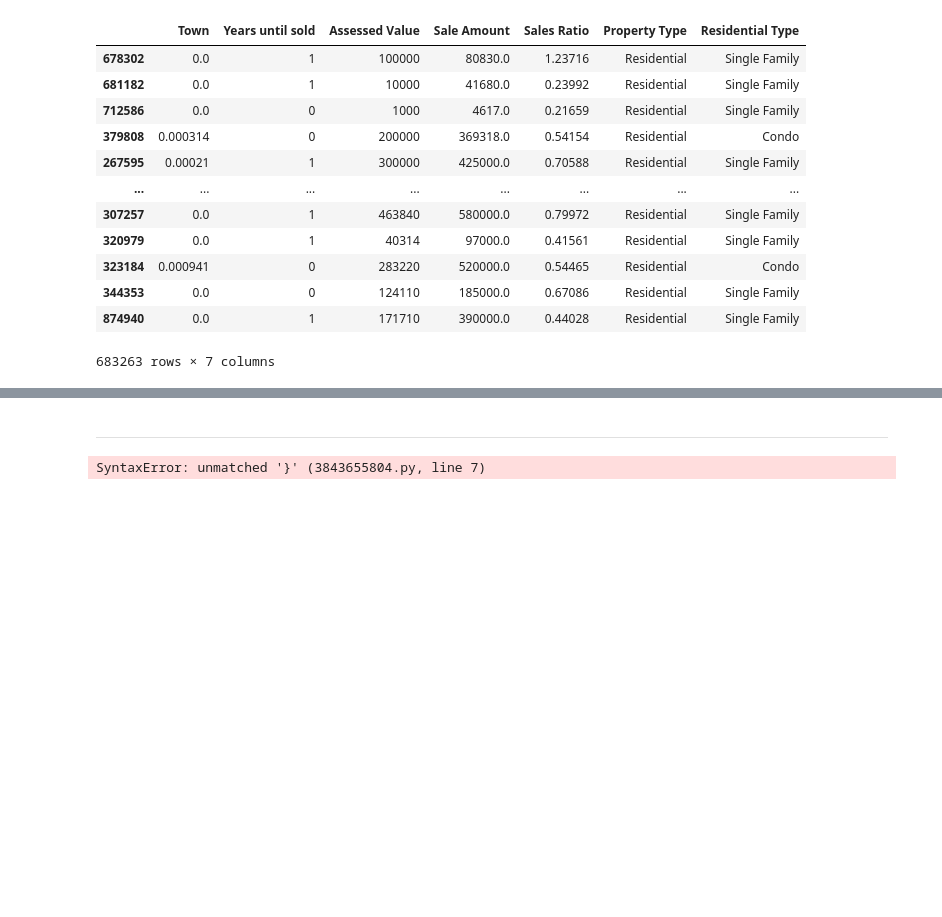
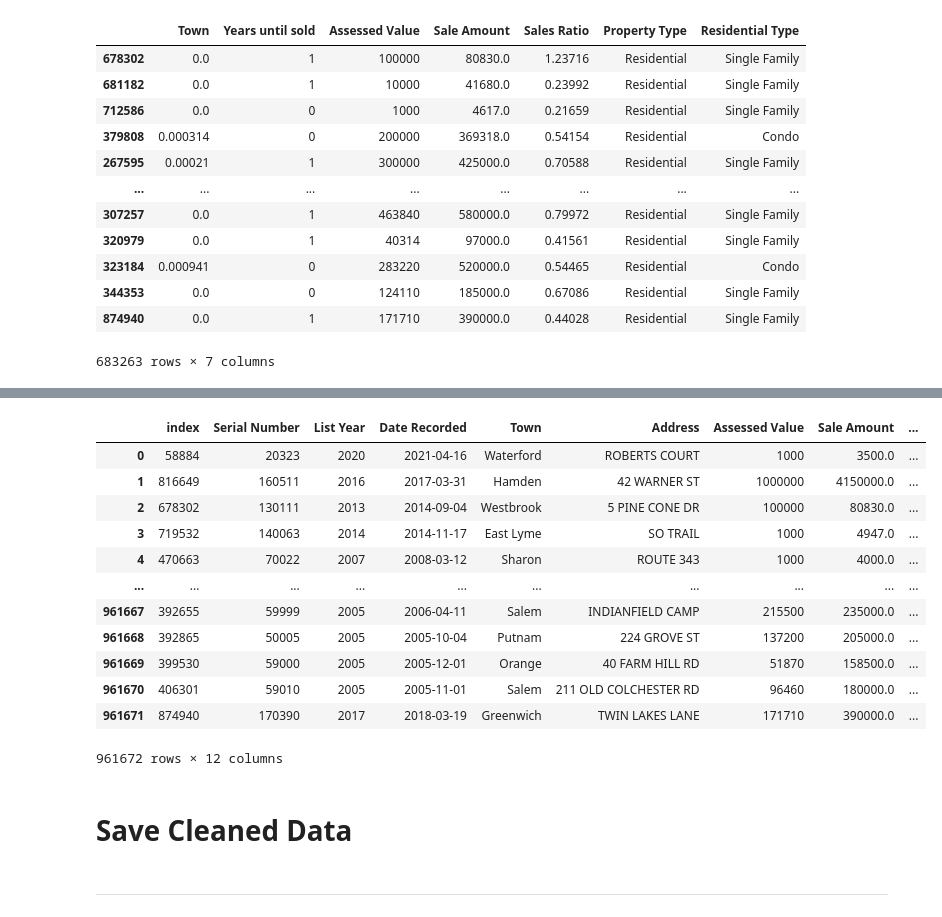
Before and after one commit to fredrick03/Real_Estate_Analysis, a Jupyter notebook: real_estate.ipynb, the cells around one changed output, grey strips where cells are left out. Cells and saved outputs as stored; diff of their text form; code cells hidden in the pictures; blank space fills up the shorter version.

Commit message:
data cleaning is done

```diff
--- a/real_estate.ipynb
+++ b/real_estate.ipynb
@@ -1219,0 +1218,3 @@ END
+# %%
+df_cleaned =  df1_numeric_clean.copy()
+df_cleaned.head()
@@ -1219,0 +1228,3 @@ END
+# %%
+# replace all values from column 5 up to the last column with the data in df2_ml
+df_cleaned[df_cleaned.columns[5:]] = df2_ml.reindex(df_cleaned.index)
@@ -1219,0 +1239,3 @@ END
+# %%
+# replace NaN values in the Address column with 'Unknown'
+df_cleaned.loc[df_cleaned['Address'].isna(),'Address'] = 'Unknown'
@@ -1219,0 +1257,18 @@ END
+# %%
+df_cleaned.reset_index()
+# %% [output]
+|  | index | Serial Number | List Year | Date Recorded | Town | Address | Assessed Value | Sale Amount | ... |
+| 0 | 58884 | 20323 | 2020 | 2021-04-16 | Waterford | ROBERTS COURT | 1000 | 3500.0 | ... |
+| 1 | 816649 | 160511 | 2016 | 2017-03-31 | Hamden | 42 WARNER ST | 1000000 | 4150000.0 | ... |
+| 2 | 678302 | 130111 | 2013 | 2014-09-04 | Westbrook | 5 PINE CONE DR | 100000 | 80830.0 | ... |
+| 3 | 719532 | 140063 | 2014 | 2014-11-17 | East Lyme | SO TRAIL | 1000 | 4947.0 | ... |
+| 4 | 470663 | 70022 | 2007 | 2008-03-12 | Sharon | ROUTE 343 | 1000 | 4000.0 | ... |
+| ... | ... | ... | ... | ... | ... | ... | ... | ... | ... |
+| 961667 | 392655 | 59999 | 2005 | 2006-04-11 | Salem | INDIANFIELD CAMP | 215500 | 235000.0 | ... |
+| 961668 | 392865 | 50005 | 2005 | 2005-10-04 | Putnam | 224 GROVE ST | 137200 | 205000.0 | ... |
+| 961669 | 399530 | 59000 | 2005 | 2005-12-01 | Orange | 40 FARM HILL RD | 51870 | 158500.0 | ... |
+| 961670 | 406301 | 59010 | 2005 | 2005-11-01 | Salem | 211 OLD COLCHESTER RD | 96460 | 180000.0 | ... |
+| 961671 | 874940 | 170390 | 2017 | 2018-03-19 | Greenwich | TWIN LAKES LANE | 171710 | 390000.0 | ... |
+961672 rows × 12 columns
+# %% [markdown]
+# **Save Cleaned Data**
@@ -1220,43 +1278,2 @@ END
 # %% [markdown]
 -----
-# %%
-rfc_params =
-    'n_estimators': [10, 100],
-    'criterion': ['gini'],
-    'max_depth': [None, 5, 10, 15, 20],
-    'min_samples_split': [2, 5, 10, 15, 20],
-    'min_samples_leaf': [6, 10, 15, 20]
-}
-
-# grid search
-cv = StratifiedKFold(n_splits= 10)
-random_search = RandomizedSearchCV(estimator= RandomForestClassifier(),
-                                 param_distributions= rfc_params,
-                                 cv= cv,
-                                 n_iter= 10,
-                                 scoring= 'accuracy',
-                                 verbose= 2,
-                                 random_state= 42)
-random_result = random_search.fit(rt_X_train, rt_y_train)
-
-# final random forest classifier
-final_rfc = RandomForestClassifier(**grid_result.best_params_)
-final_rfc.fit(rt_X_train, rt_y_train)
-rt_y_pred = final_rfc.predict(rt_X_test)
-
-# test set evaluation
-knn_accuracy_score = accuracy_score(pt_y_test, pt_y_pred)
-knn_precision_score = precision_score(pt_y_test, pt_y_pred, average='weighted', zero_division=0)  # Choose the appropriate average
-knn_recall_score = recall_score(pt_y_test, pt_y_pred, average='weighted', zero_division=0)  # Choose the appropriate average
-knn_f1_score = f1_score(pt_y_test, pt_y_pred, average='weighted', zero_division=0)  # Choose the appropriate average
-
-print('-'*35)
-print(f'Accuracy Score: {round(knn_accuracy_score,5)}')
-print(f'Precision Score: {round(knn_precision_score,5)}')
-print(f'Recall Score: {round(knn_recall_score,5)}')
-print(f'F1 Score: {round(knn_f1_score,5)}')
-print(f'Labels with no predicted samples: {set(np.unique(rt_y_test)) - set(np.unique(rt_y_pred))}')
-print(f'Best parameters: {random_result.best_params_}')
-print('-'*35)
-# %% [output]
-SyntaxError: unmatched '}' (3843655804.py, line 7)
```
Also changed, not shown: parts of 25 cells of this notebook, 2 other files.
